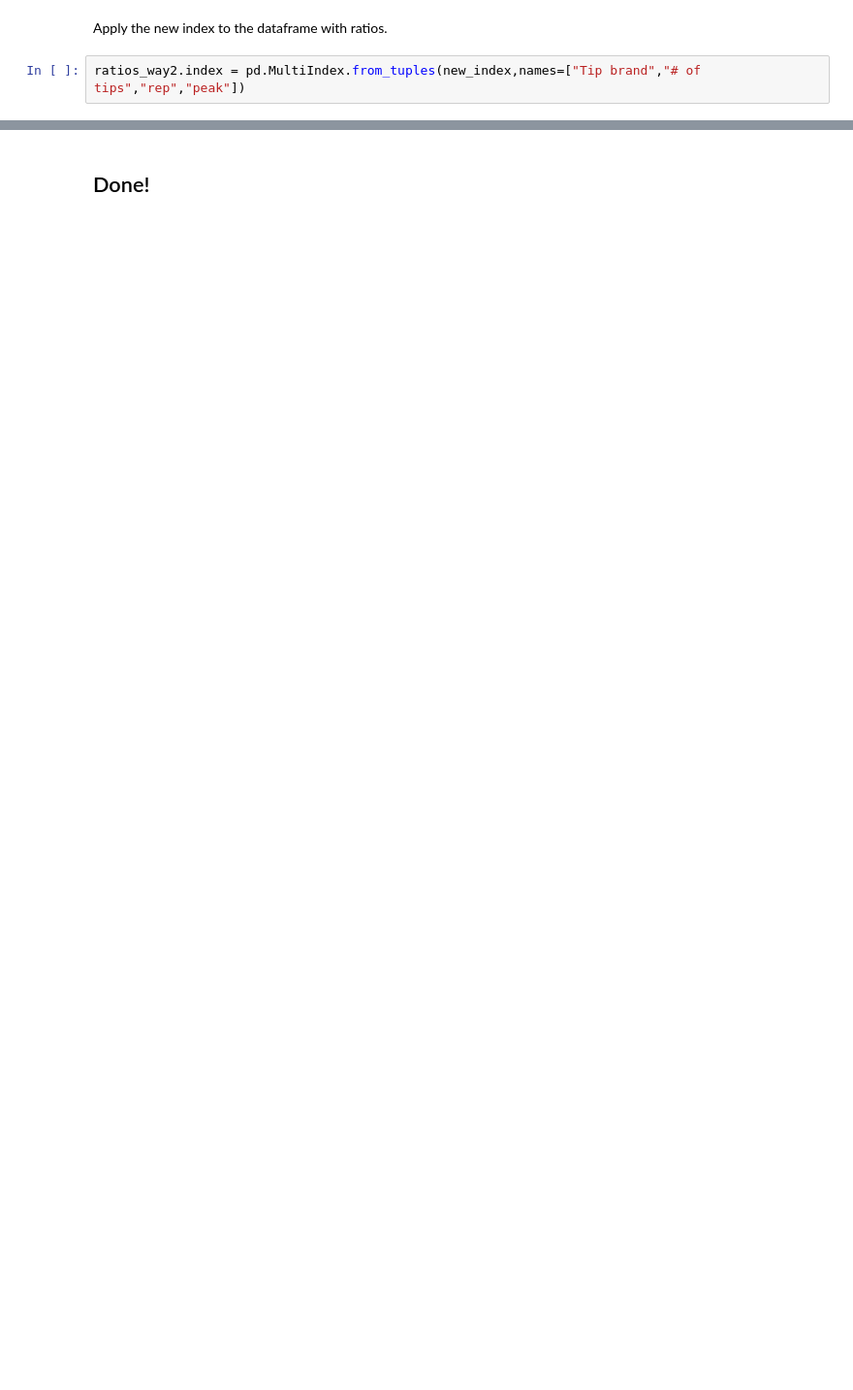
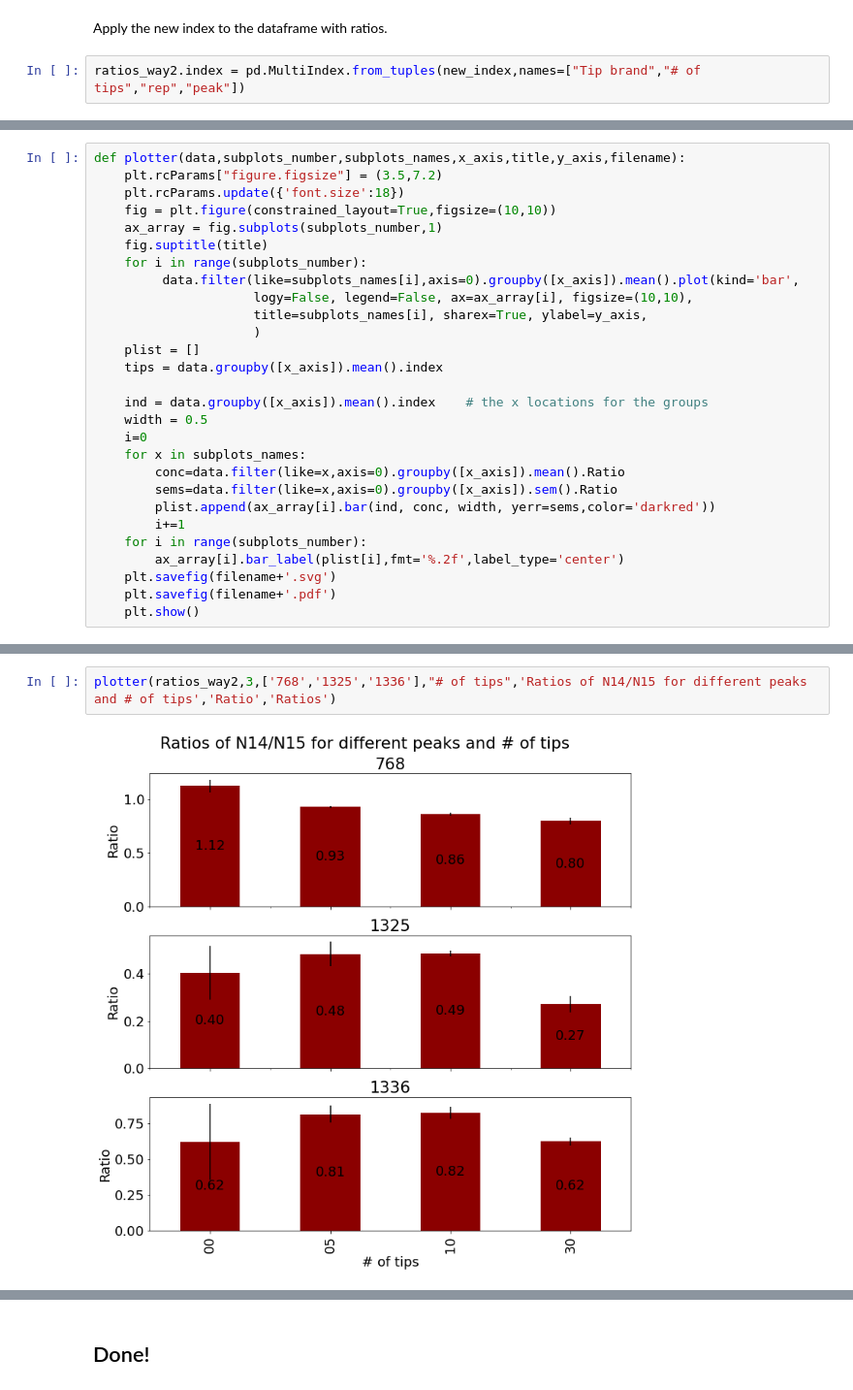
Before and after one commit to teokem/project-work-2021-MaxLindberg, a Jupyter notebook: Notebook.ipynb, the cells around one changed output, grey strips where cells are left out. Shown at 97% size. Cells and saved outputs as stored; diff of their text form; blank space fills up the shorter version.

Commit message:
Cleaned up all plots by making a plotter function, this fixes errorbar/annotation overlap, removes the need for rotating ticks and changes the color so errorbars actually can be seen.

```diff
--- a/Notebook.ipynb
+++ b/Notebook.ipynb
@@ -333,0 +216,28 @@ plt.savefig("ratios_labeled.svg") #save plot
+# %%
+def plotter(data,subplots_number,subplots_names,x_axis,title,y_axis,filename):
+    plt.rcParams["figure.figsize"] = (3.5,7.2)
+    plt.rcParams.update({'font.size':18})
+    fig = plt.figure(constrained_layout=True,figsize=(10,10))
+    ax_array = fig.subplots(subplots_number,1)
+    fig.suptitle(title)
+    for i in range(subplots_number):
+         data.filter(like=subplots_names[i],axis=0).groupby([x_axis]).mean().plot(kind='bar',
+                     logy=False, legend=False, ax=ax_array[i], figsize=(10,10),
+                     title=subplots_names[i], sharex=True, ylabel=y_axis,
+                     )
+    plist = []
+    tips = data.groupby([x_axis]).mean().index
+
+    ind = data.groupby([x_axis]).mean().index    # the x locations for the groups
+    width = 0.5
+    i=0
+    for x in subplots_names:
+        conc=data.filter(like=x,axis=0).groupby([x_axis]).mean().Ratio
+        sems=data.filter(like=x,axis=0).groupby([x_axis]).sem().Ratio
+        plist.append(ax_array[i].bar(ind, conc, width, yerr=sems,color='darkred'))
+        i+=1
+    for i in range(subplots_number):
+        ax_array[i].bar_label(plist[i],fmt='%.2f',label_type='center')
+    plt.savefig(filename+'.svg')
+    plt.savefig(filename+'.pdf')
+    plt.show()
@@ -334 +251,5 @@ plt.savefig("ratios_labeled.svg") #save plot
+# %%
+plotter(ratios_way2,3,['768','1325','1336'],"# of tips",'Ratios of N14/N15 for different peaks and # of tips','Ratio','Ratios')
+# %% [output]
+[figure, added]
 # %% [markdown]
```
Also changed, not shown: parts of 29 cells of this notebook, 7 other files.
